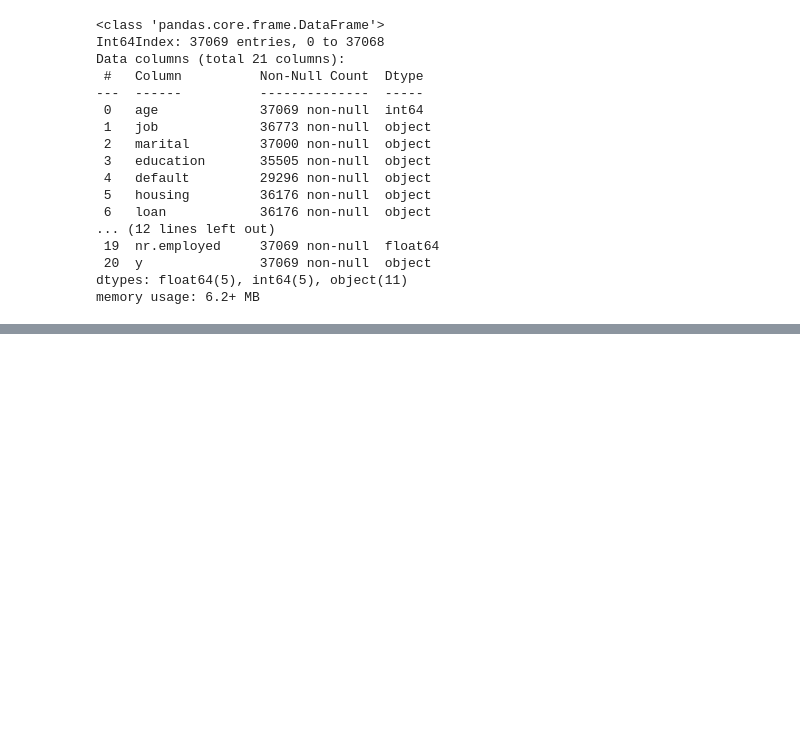
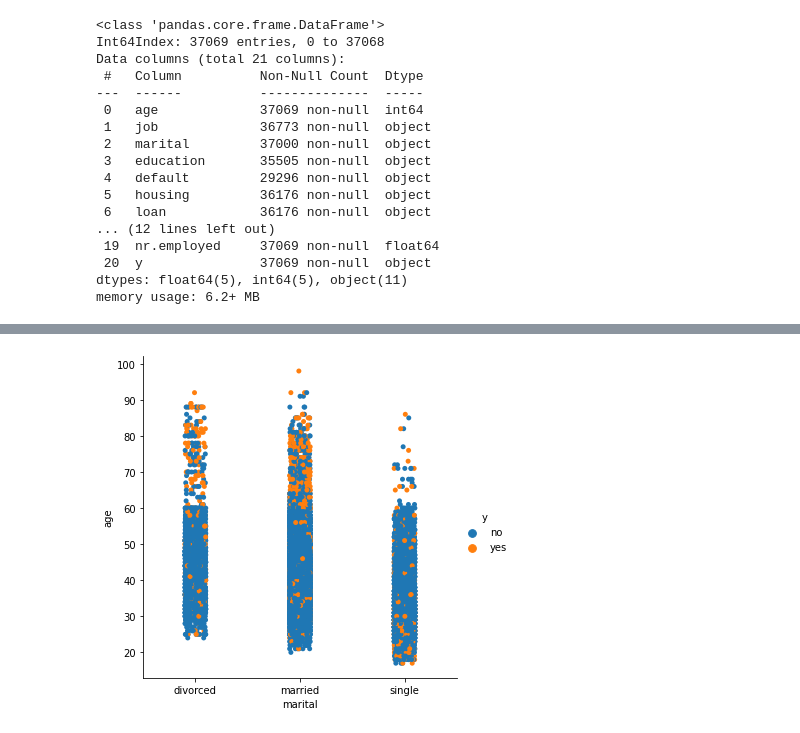
Before and after one commit to andrade-lcs/python_machine_learning, a Jupyter notebook: Aula_ocean_ciencia_dados.ipynb, the cells around one changed output, grey strips where cells are left out. Saved outputs shown, nothing was run; the diff lists cells and outputs as text; code cells hidden in the pictures; blank space fills up the shorter version.

```diff
--- a/Aula_ocean_ciencia_dados.ipynb
+++ b/Aula_ocean_ciencia_dados.ipynb
@@ -62,0 +75,5 @@ df.describe(include='object')
+# %%
+sns.catplot(data=df, x='marital', y='age', hue='y', jitter=1)
+plt.show()
+# %% [output]
+[figure, added]
```
Also changed, not shown: parts of 14 cells of this notebook.
